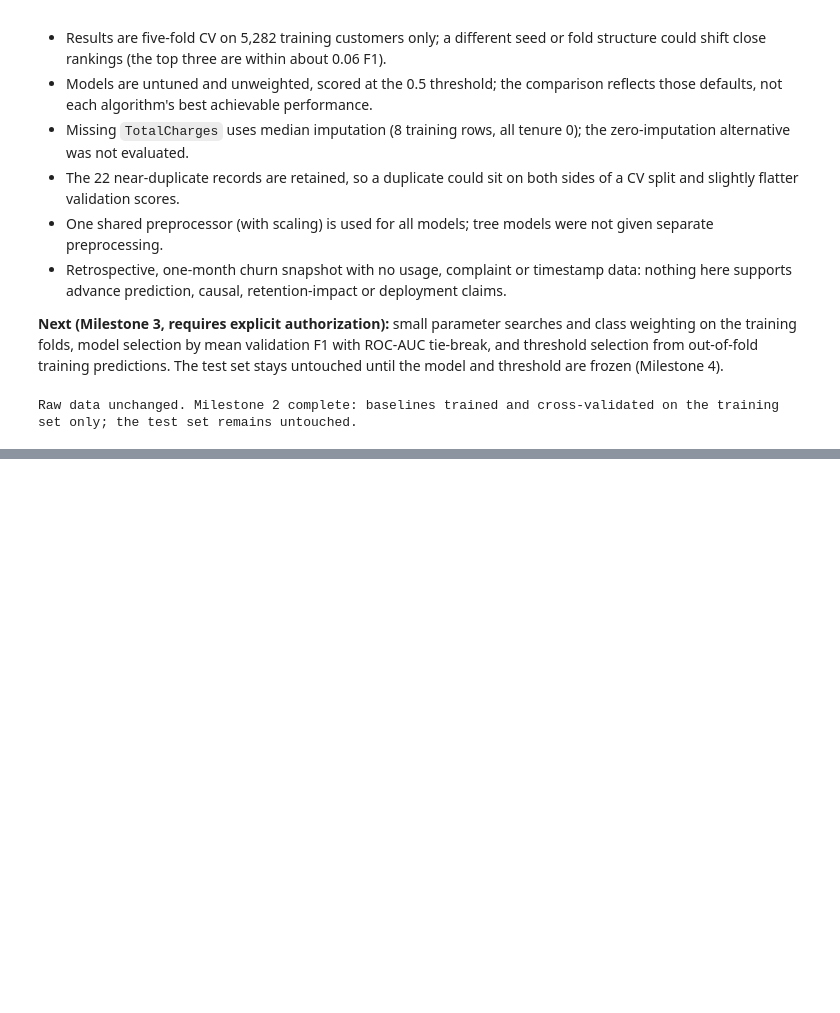
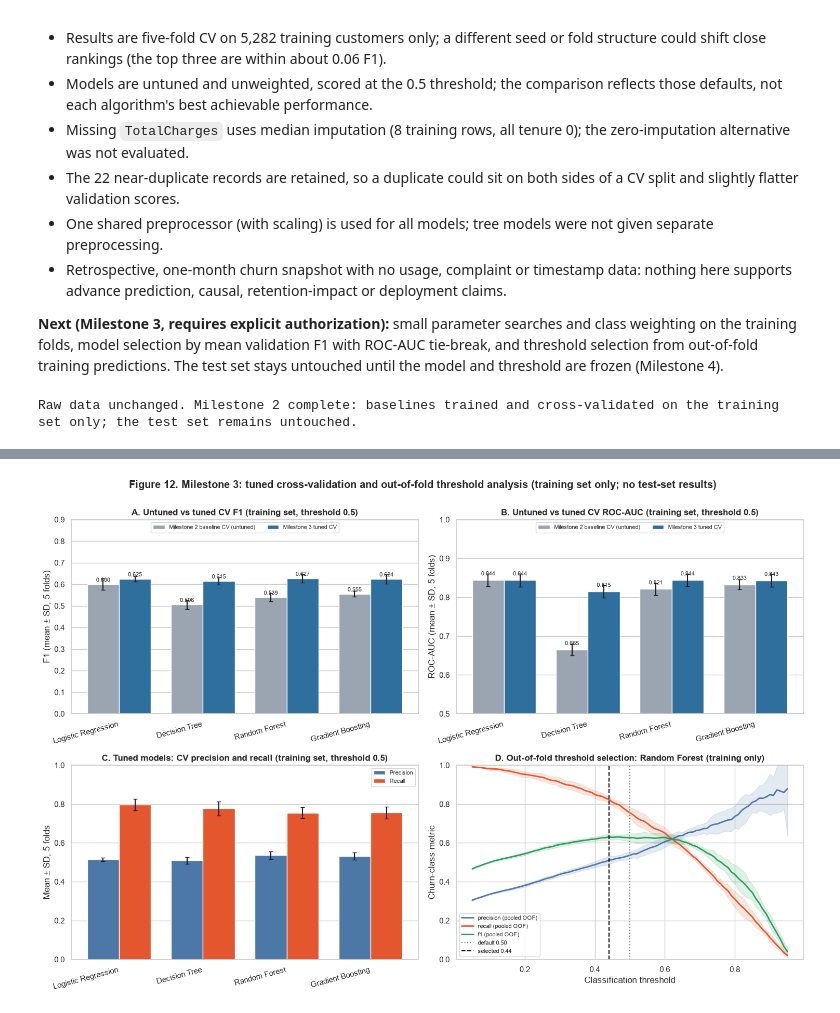
Before and after one commit to sakethm2023-afk/telecom-churn-prediction, a Jupyter notebook: notebooks/telecom_churn_analysis.ipynb, the cells around one changed output, grey strips where cells are left out. Drawn from its saved outputs; the diff is of its cells as text; code cells hidden in the pictures; blank space fills up the shorter version.

Commit message:
Complete Milestone 3 hyperparameter tuning and model selection
Co-Authored-By: Claude Sonnet 5.5 <noreply@anthropic.com>

```diff
--- a/notebooks/telecom_churn_analysis.ipynb
+++ b/notebooks/telecom_churn_analysis.ipynb
@@ -1091,0 +1194,12 @@ Raw data unchanged. Milestone 2 complete: baselines trained and cross-validated
+# %%
+cw_rows = []
+for name, d in results.items():
+    for label, mask in [("unweighted", d["class_weight"].isna()), ("balanced", d["class_weight"].eq("balanced"))]:
+        sub = d[mask]; b = sub.loc[pick_best(sub)]
+        cw_rows.append({"Model": name, "class_weight": label, "Precision": b.precision_mean, "Recall": b.recall_mean,
+                        "F1": b.f1_mean, "F1 SD": b.f1_sd, "ROC-AUC": b.roc_auc_mean})
+cw = pd.DataFrame(cw_rows)
+display(cw.round(4))
+piv = cw.pivot(index="Model", columns="class_weight", values=["F1", "Precision", "Recall", "ROC-AUC"])
+print("Effect of balanced weighting (balanced minus unweighted, best configs):")
+display((piv.xs("balanced", axis=1, level=1) - piv.xs("unweighted", axis=1, level=1)).round(4))
@@ -1091,0 +1335,8 @@ Raw data unchanged. Milestone 2 complete: baselines trained and cross-validated
+# %%
+# Per-fold curves (each fold's own OOF predictions) give a variability band; the threshold itself was chosen on the pooled curve.
+fold_curves = {m: np.array([[prf_at(y_train.iloc[va], oof[va], t)[i] for t in THRESHOLDS] for _, va in FOLDS]) for i, m in enumerate(["precision", "recall", "f1"])}
+sub = curve[curve["threshold"].isin([0.2, 0.3, 0.4, 0.5, 0.6, 0.7]) | np.isclose(curve["threshold"], THRESHOLD)].drop_duplicates("threshold")
+display(sub.round(4).reset_index(drop=True))
+i_sel = int(np.argmin(np.abs(THRESHOLDS - THRESHOLD)))
+print("Per-fold F1 at the selected threshold:", np.round(fold_curves["f1"][:, i_sel], 4), "| mean %.4f SD %.4f" % (fold_curves["f1"][:, i_sel].mean(), fold_curves["f1"][:, i_sel].std(ddof=1)))
+print("Per-fold F1 at 0.50:", np.round(fold_curves["f1"][:, int(np.argmin(np.abs(THRESHOLDS - 0.5)))], 4))
@@ -1091,0 +1357,34 @@ Raw data unchanged. Milestone 2 complete: baselines trained and cross-validated
+# %%
+algos = list(GRIDS)
+x = np.arange(len(algos)); w = 0.38
+fig, axes = plt.subplots(2, 2, figsize=(15, 10))
+for ax, met, lab, ylim in [(axes[0, 0], "F1", "F1", (0, 0.9)), (axes[0, 1], "ROC-AUC", "ROC-AUC", (0.5, 1.0))]:
+    b_m = [cv_summary.loc[a, f"{met} (mean)"] for a in algos]; b_s = [cv_summary.loc[a, f"{met} (SD)"] for a in algos]
+    t_m = [tuned.loc[a, met] for a in algos]; t_s = [tuned.loc[a, f"{met} SD"] for a in algos]
+    ax.bar(x - w/2, b_m, w, yerr=b_s, capsize=3, color="#9AA5B1", label="Milestone 2 baseline CV (untuned)")
+    ax.bar(x + w/2, t_m, w, yerr=t_s, capsize=3, color="#2E6F9E", label="Milestone 3 tuned CV")
+    for xi, (bm, tm) in enumerate(zip(b_m, t_m)):
+        ax.text(xi - w/2, bm + 0.012, f"{bm:.3f}", ha="center", fontsize=8); ax.text(xi + w/2, tm + 0.012, f"{tm:.3f}", ha="center", fontsize=8)
+    ax.set_xticks(x); ax.set_xticklabels(algos, rotation=15, ha="right"); ax.set_ylim(*ylim); ax.set_ylabel(f"{lab} (mean ± SD, 5 folds)")
+    ax.set_title(f"{'AB'[ax is axes[0,1]]}. Untuned vs tuned CV {lab} (training set, threshold 0.5)"); ax.legend(fontsize=8, loc="upper center", ncol=2); ax.grid(axis="x", visible=False)
+axes[0, 1].axhline(0.5, color="black", ls="--", lw=1)
+
+ax = axes[1, 0]
+ax.bar(x - w/2, [tuned.loc[a, "Precision"] for a in algos], w, color="#4C78A8", label="Precision",
+       yerr=[results[a].loc[tuned.loc[a, "_idx"], "precision_sd"] for a in algos], capsize=3)
+ax.bar(x + w/2, [tuned.loc[a, "Recall"] for a in algos], w, color="#E4572E", label="Recall",
+       yerr=[results[a].loc[tuned.loc[a, "_idx"], "recall_sd"] for a in algos], capsize=3)
+ax.set_xticks(x); ax.set_xticklabels(algos, rotation=15, ha="right"); ax.set_ylim(0, 1); ax.set_ylabel("Mean ± SD, 5 folds")
+ax.set_title("C. Tuned models: CV precision and recall (training set, threshold 0.5)"); ax.legend(fontsize=8); ax.grid(axis="x", visible=False)
+
+ax = axes[1, 1]
+for m, c in [("precision", "#4C78A8"), ("recall", "#E4572E"), ("f1", "#2A9D5C")]:
+    mu, sd = fold_curves[m].mean(axis=0), fold_curves[m].std(axis=0, ddof=1)
+    ax.plot(THRESHOLDS, curve[m], color=c, lw=2, label=f"{m} (pooled OOF)"); ax.fill_between(THRESHOLDS, mu - sd, mu + sd, color=c, alpha=0.15)
+ax.axvline(0.5, color="gray", ls=":", label="default 0.50"); ax.axvline(THRESHOLD, color="black", ls="--", label=f"selected {THRESHOLD:.2f}")
+ax.set_xlabel("Classification threshold"); ax.set_ylabel("Churn-class metric"); ax.set_ylim(0, 1)
+ax.set_title(f"D. Out-of-fold threshold selection: {selected_name} (training only)"); ax.legend(fontsize=8)
+fig.suptitle("Figure 12. Milestone 3: tuned cross-validation and out-of-fold threshold analysis (training set only; no test-set results)", fontweight="bold", y=1.0)
+plt.tight_layout(); plt.show()
+# %% [output]
+[figure, added]
```
Also changed, not shown: parts of 27 cells of this notebook, 2 other files.
